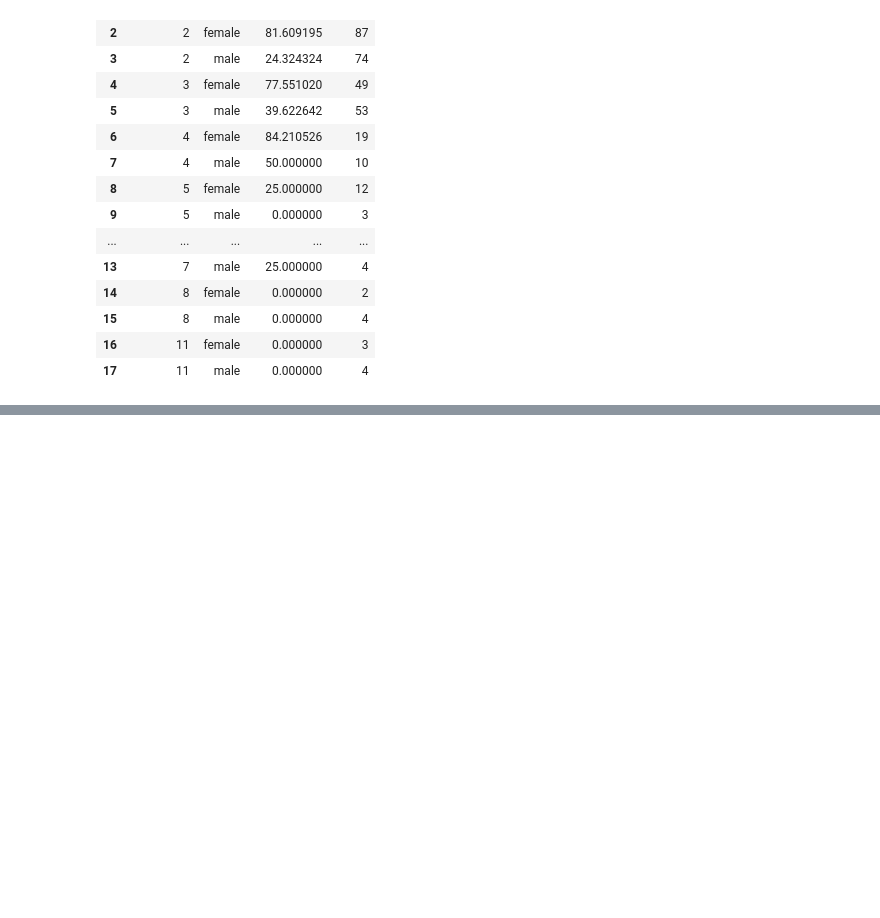
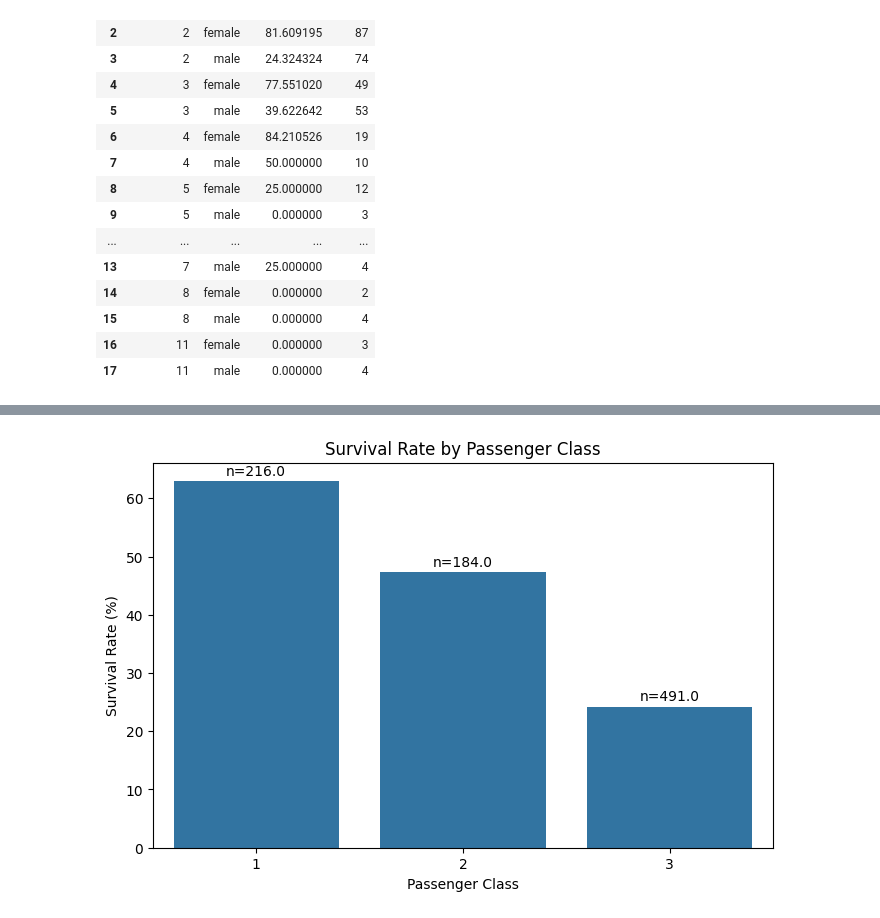
Before and after one commit to AmirForootanAC/ml-fundamentals, a Jupyter notebook: 01_titanic_survival/notebooks/01_eda_titanic.ipynb, the cells around one changed output, grey strips where cells are left out. Saved outputs shown, nothing was run; the diff lists cells and outputs as text; code cells hidden in the pictures; blank space fills up the shorter version.

Commit message:
Complete exploratory data analysis for Titanic dataset

```diff
--- a/01_titanic_survival/notebooks/01_eda_titanic.ipynb
+++ b/01_titanic_survival/notebooks/01_eda_titanic.ipynb
@@ -1,5 +5,11 @@
 # %%
+# =========================================
+# 1. Import Libraries
+# =========================================
+
 import pandas as pd
 import numpy as np
 import matplotlib.pyplot as plt
 import seaborn as sns
+
+plt.style.use("default")
@@ -190,0 +266,43 @@ group_stats
+# %%
+# =========================================
+# 7. Passenger Class Analysis
+# =========================================
+
+# Calculate survival rate and sample size for each passenger class
+pclass_stats = (
+    train_df.groupby("Pclass")
+    .agg(
+        SurvivalRate=("Survived", "mean"),
+        Count=("Survived", "count")
+    )
+    .reset_index()
+)
+
+# Convert survival rate to percentage
+pclass_stats["SurvivalRate"] *= 100
+pclass_stats
+
+# Visualize survival rate by passenger class
+plt.figure(figsize=(8, 5))
+ax = sns.barplot(
+    data=pclass_stats,
+    x="Pclass",
+    y="SurvivalRate"
+)
+
+# Add sample size annotations
+for i, row in pclass_stats.iterrows():
+    ax.text(
+        i,
+        row["SurvivalRate"] + 1,
+        f'n={row["Count"]}',
+        ha='center'
+    )
+
+plt.title("Survival Rate by Passenger Class")
+plt.xlabel("Passenger Class")
+plt.ylabel("Survival Rate (%)")
+
+plt.show()
+# %% [output]
+[figure, added]
```
Also changed, not shown: parts of 28 cells of this notebook.
